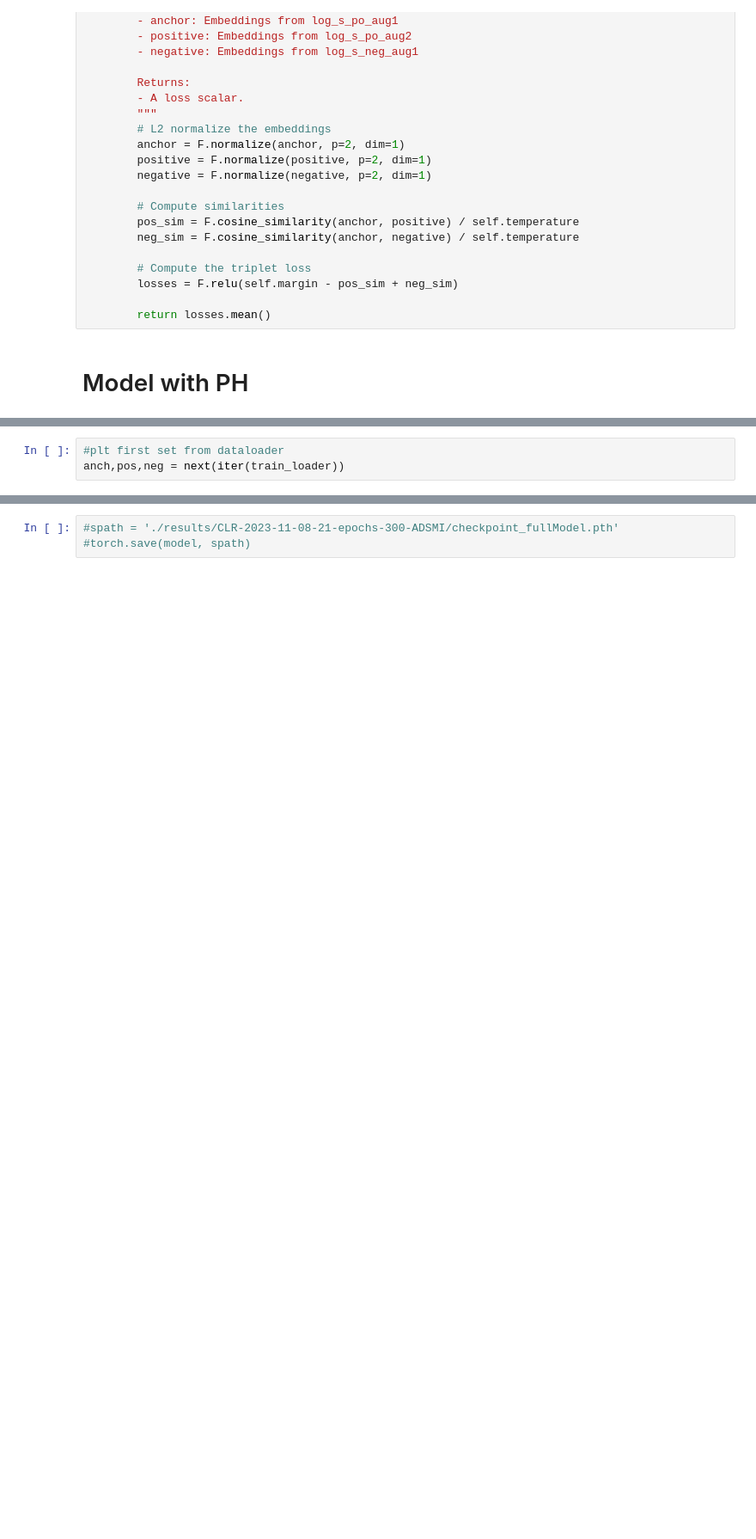
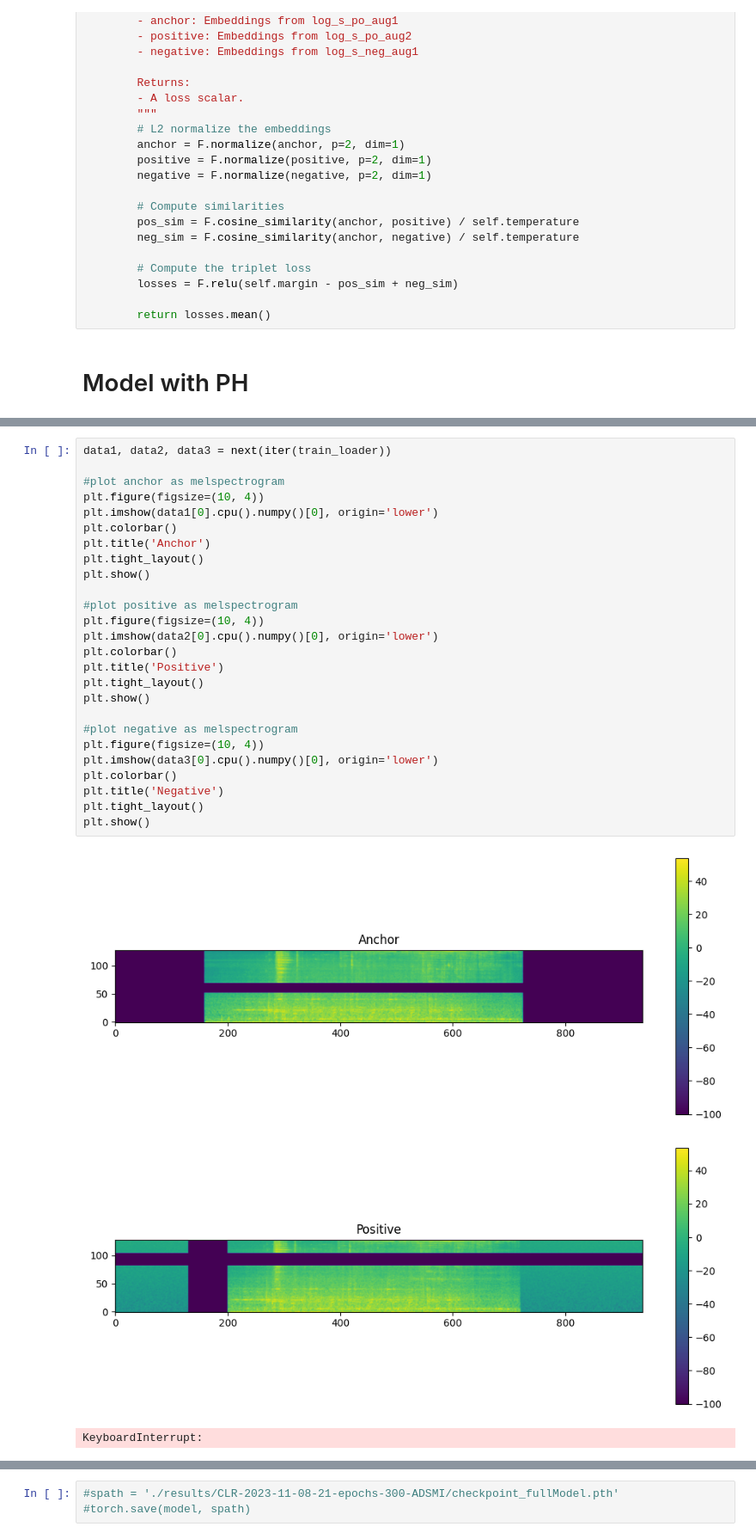
Before and after one commit to GaborinoS/MA-pre-work, a Jupyter notebook: Test_from_scratch/Pretraining_New_Pipe.ipynb, the cells around one changed output, grey strips where cells are left out. Shown at 86% size. Cells and saved outputs as stored; diff of their text form; blank space fills up the shorter version.

```diff
--- a/Test_from_scratch/Pretraining_New_Pipe.ipynb
+++ b/Test_from_scratch/Pretraining_New_Pipe.ipynb
@@ -182,3 +181,30 @@ Fullpath: G:/Dokumente/MAData/Unlabeled_all/2013-10-18_17-03-06_01.WAV
-# %%
-#plt first set from dataloader
-anch,pos,neg = next(iter(train_loader))
+# %%
+data1, data2, data3 = next(iter(train_loader))
+
+#plot anchor as melspectrogram
+plt.figure(figsize=(10, 4))
+plt.imshow(data1[0].cpu().numpy()[0], origin='lower')
+plt.colorbar()
+plt.title('Anchor')
+plt.tight_layout()
+plt.show()
+
+#plot positive as melspectrogram
+plt.figure(figsize=(10, 4))
+plt.imshow(data2[0].cpu().numpy()[0], origin='lower')
+plt.colorbar()
+plt.title('Positive')
+plt.tight_layout()
+plt.show()
+
+#plot negative as melspectrogram
+plt.figure(figsize=(10, 4))
+plt.imshow(data3[0].cpu().numpy()[0], origin='lower')
+plt.colorbar()
+plt.title('Negative')
+plt.tight_layout()
+plt.show()
+# %% [output]
+[figure, added]
+[figure, added]
+KeyboardInterrupt:
```
Also changed, not shown: parts of 9 cells of this notebook, 11 other files.
